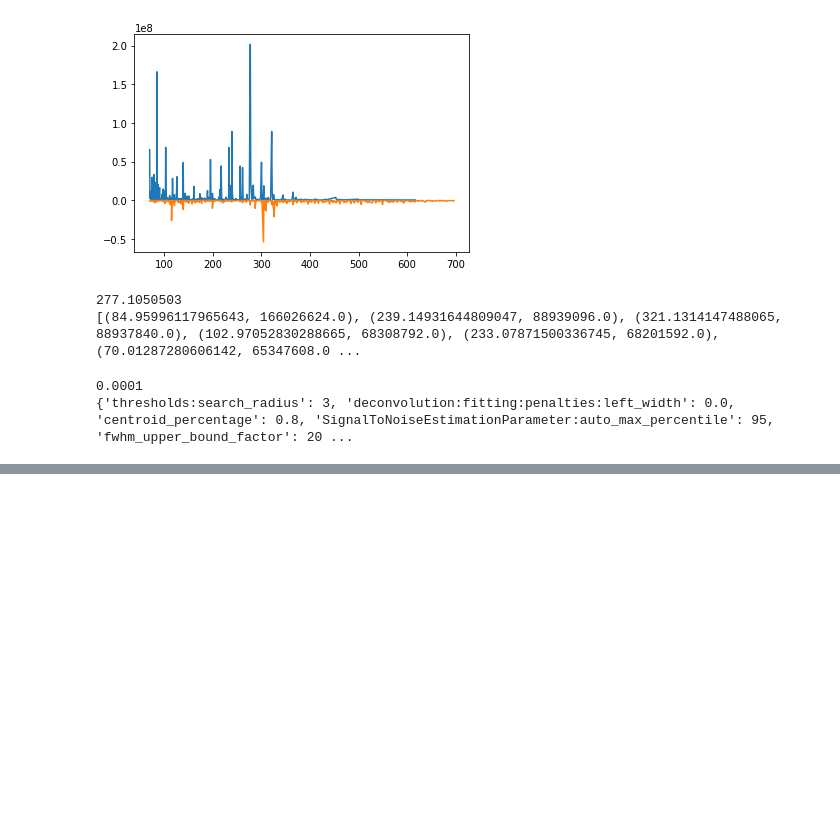
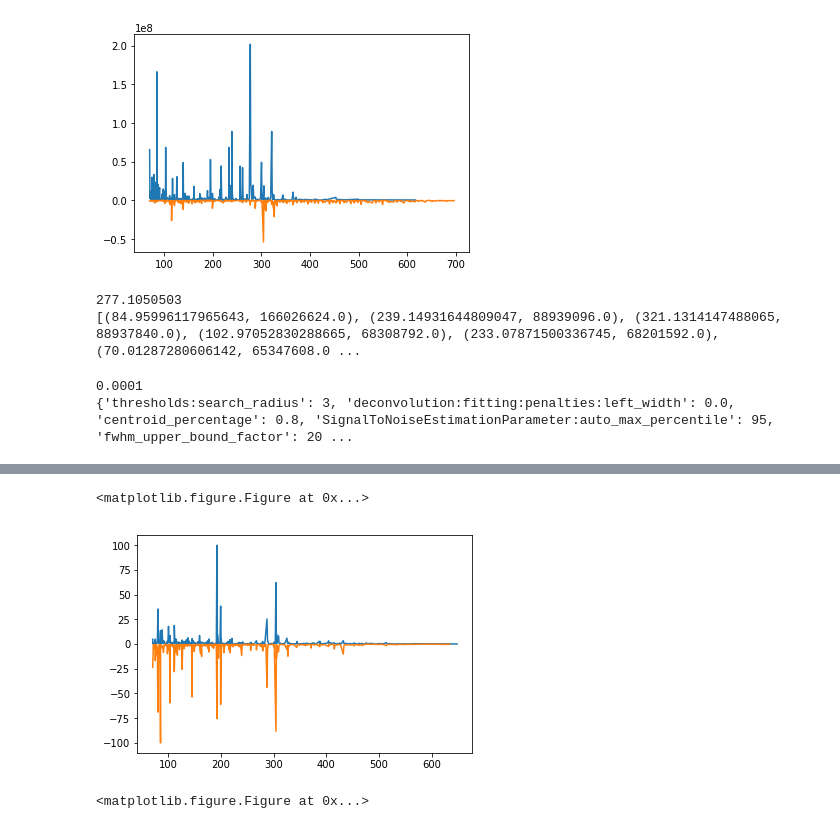
Before and after one commit to sdrogers/burns, a Jupyter notebook: notebooks/DE_test.ipynb, the cells around one changed output, grey strips where cells are left out. Saved outputs shown, nothing was run; the diff lists cells and outputs as text; code cells hidden in the pictures; blank space fills up the shorter version.

```diff
--- a/notebooks/DE_test.ipynb
+++ b/notebooks/DE_test.ipynb
@@ -21,0 +9,24 @@ for f in group1+group2:
+# %%
+group1 = ['MSS1','MSS5','MSS6','MSS7','MSS8']
+group2 = ['MSS10','MSS11','MSS14']
+files1 = []
+files2 = []
+for g in group1:
+    pattern = data_dir + g + 'a' + '*.mzML'
+    matches = glob.glob(pattern)
+    for match in matches:
+        end_bit = match.split('/')[-1]
+        bfile = end_bit.split('a')
+        bfilename =  "".join(bfile[:-1]) + 'b' + bfile[-1]
+        files1.append((match,data_dir+bfilename))
+for g in group2:
+    pattern = data_dir + g + 'a' + '*.mzML'
+    matches = glob.glob(pattern)
+    for match in matches:
+        end_bit = match.split('/')[-1]
+        bfile = end_bit.split('a')
+        bfilename =  "".join(bfile[:-1]) + 'b' + bfile[-1]
+        files2.append((match,data_dir + bfilename))
+
+group1,_ = zip(*files1)
+group2,_ = zip(*files2)
@@ -227,3 +199,9 @@ print pa.asDict()
 # %%
 new_exp = MSExperiment()
 pp.pickExperiment(exp,new_exp)
+# %%
+from load_di import load_di
+s = load_di(files1[2][0])
+sb = load_di(files1[2][0],
+            blank_file = files1[2][1])
+sbb = load_di(files1[2][1])
@@ -229,0 +229,11 @@ pp.pickExperiment(exp,new_exp)
+# %%
+x,y = zip(*s)
+plt.plot(x,y)
+x2,y2 = zip(*sbb)
+plt.plot(x2,[-a for a in y2])
+plt.figure()
+# plt.plot(x,[a-y2[i] for i,a in enumerate(y)])
+# %% [output]
+<matplotlib.figure.Figure at 0x...>
+[figure, added]
+<matplotlib.figure.Figure at 0x...>
```
Also changed, not shown: parts of 16 cells of this notebook, 10 other files.
